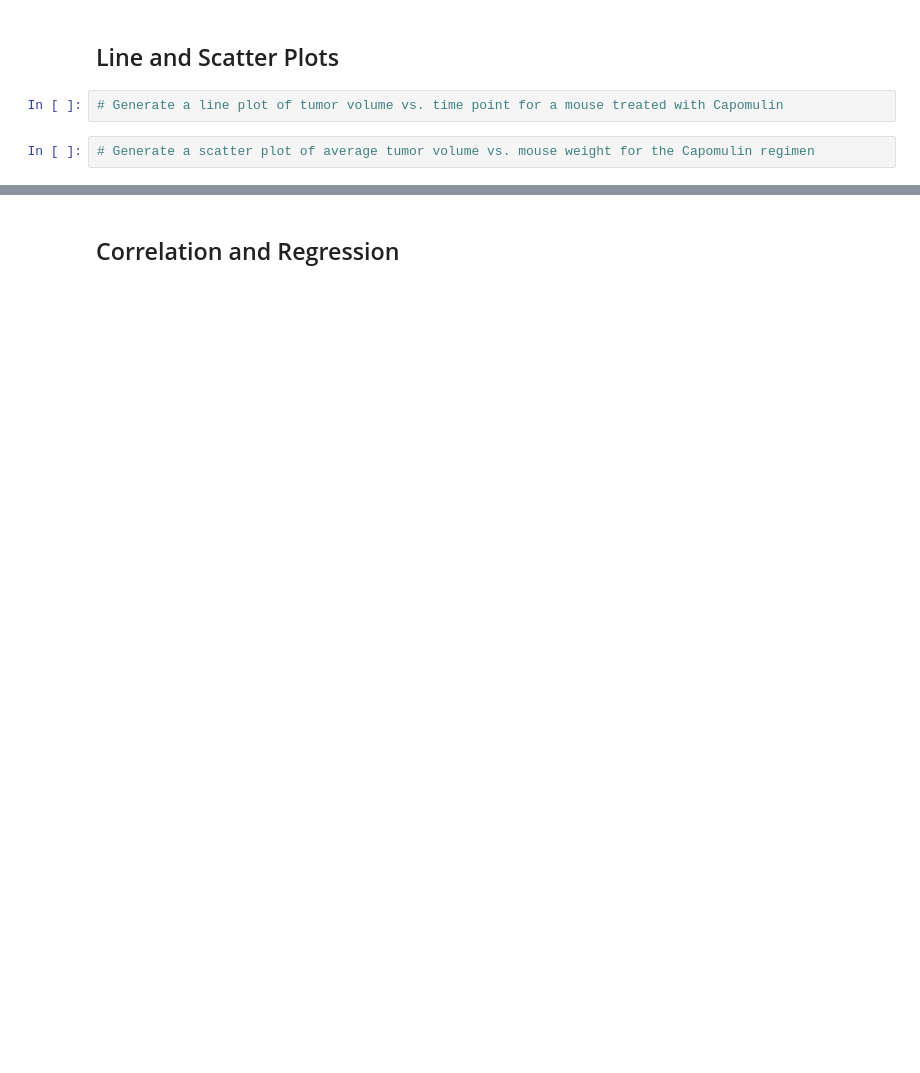
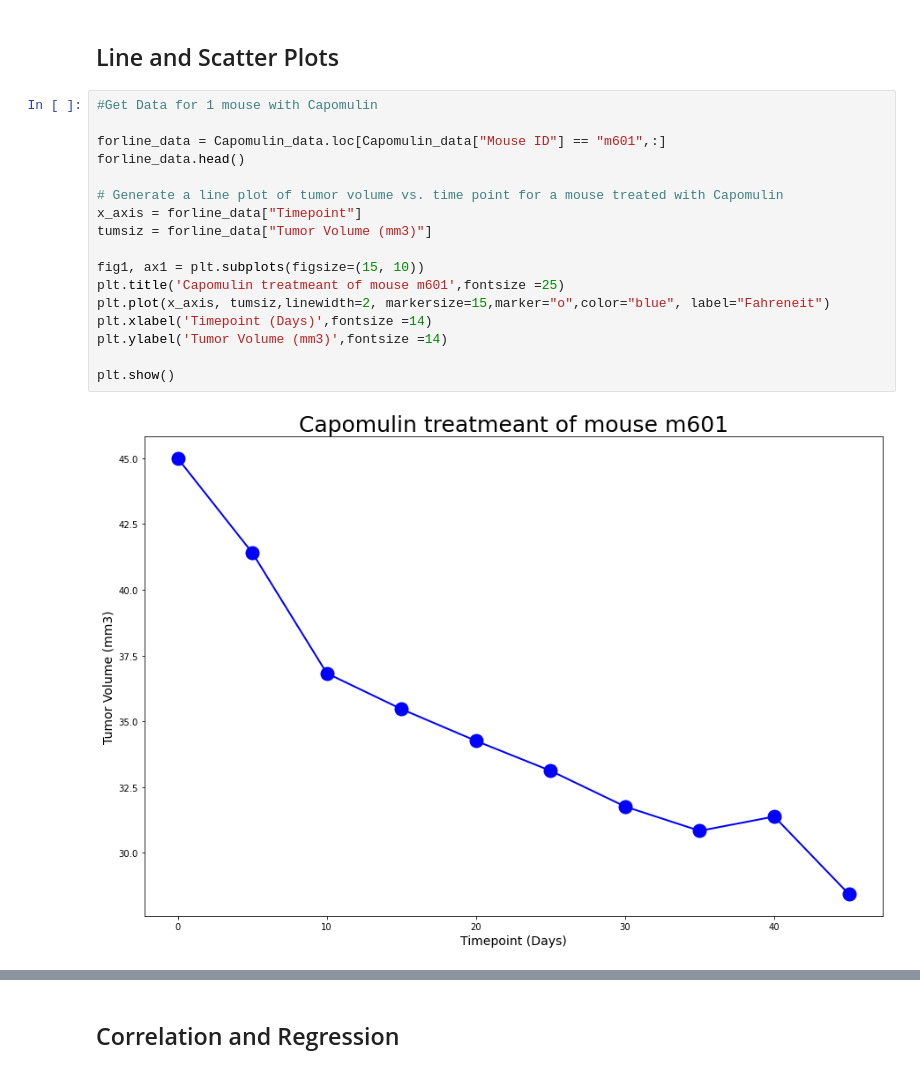
Before and after one commit to ParasAlex/Matplotlib-HW, a Jupyter notebook: MatplotlibHW.ipynb, the cells around one changed output, grey strips where cells are left out. Saved outputs shown, nothing was run; the diff lists cells and outputs as text; blank space fills up the shorter version.

```diff
--- a/MatplotlibHW.ipynb
+++ b/MatplotlibHW.ipynb
@@ -270,6 +324,21 @@ Ceftamin_merge = pd.merge(Ceftamin_df, complete_clinical_data, on=("Mouse ID","T
 # %% [markdown]
 ## Line and Scatter Plots
-# %%
-# Generate a line plot of tumor volume vs. time point for a mouse treated with Capomulin
-# %%
-# Generate a scatter plot of average tumor volume vs. mouse weight for the Capomulin regimen
+# %%
+#Get Data for 1 mouse with Capomulin
+
+forline_data = Capomulin_data.loc[Capomulin_data["Mouse ID"] == "m601",:]
+forline_data.head()
+
+# Generate a line plot of tumor volume vs. time point for a mouse treated with Capomulin
+x_axis = forline_data["Timepoint"]
+tumsiz = forline_data["Tumor Volume (mm3)"]
+
+fig1, ax1 = plt.subplots(figsize=(15, 10))
+plt.title('Capomulin treatmeant of mouse m601',fontsize =25)
+plt.plot(x_axis, tumsiz,linewidth=2, markersize=15,marker="o",color="blue", label="Fahreneit")
+plt.xlabel('Timepoint (Days)',fontsize =14)
+plt.ylabel('Tumor Volume (mm3)',fontsize =14)
+
+plt.show()
+# %% [output]
+[figure, added]
```
Also changed, not shown: parts of 9 cells of this notebook.
